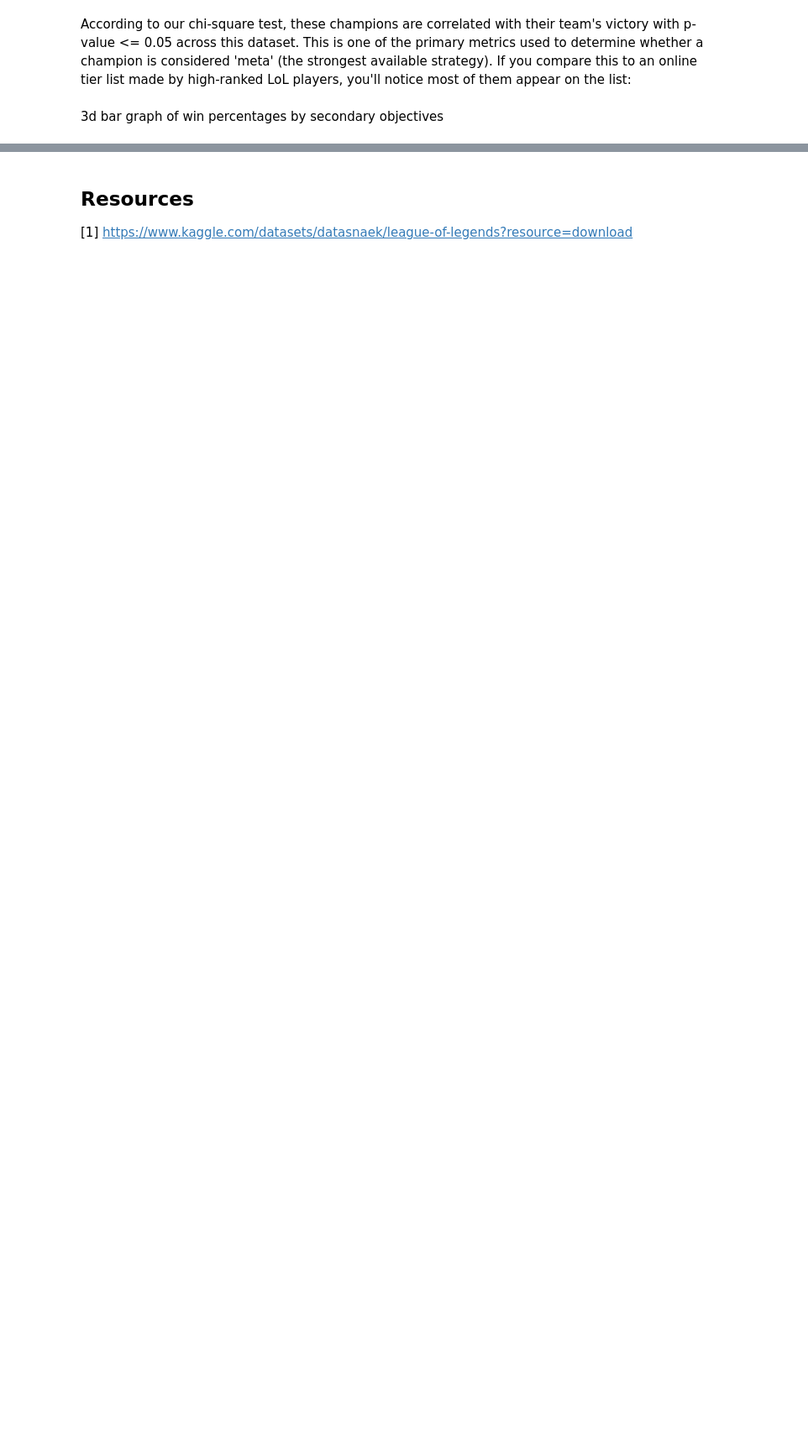
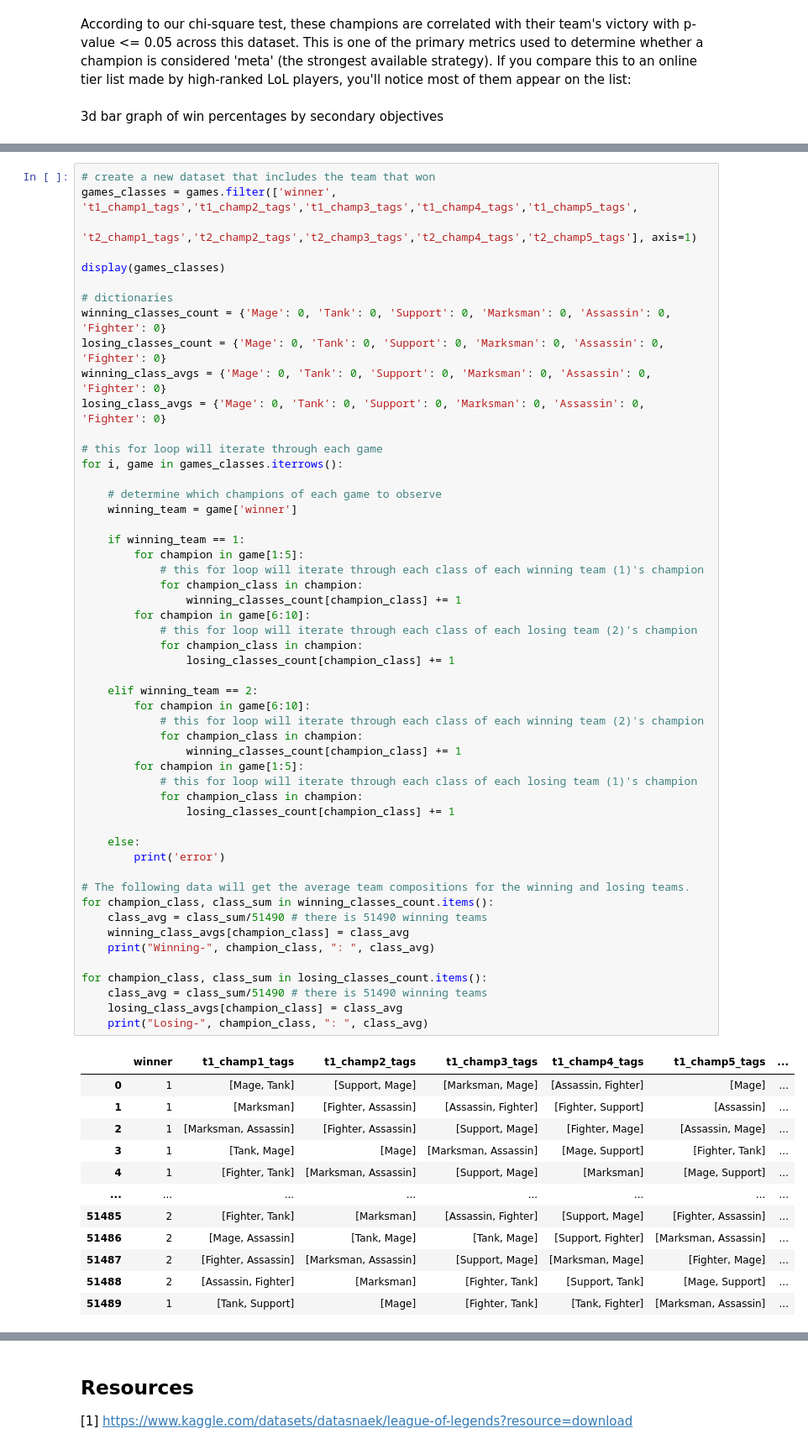
Before and after one commit to aj-sarama/blue-team, a Jupyter notebook: FinalProject.ipynb, the cells around one changed output, grey strips where cells are left out. Shown at 84% size. Cells and saved outputs as stored; diff of their text form; blank space fills up the shorter version.

```diff
--- a/FinalProject.ipynb
+++ b/FinalProject.ipynb
@@ -364,0 +484,65 @@ plt.show()
+# %%
+# create a new dataset that includes the team that won
+games_classes = games.filter(['winner', 't1_champ1_tags','t1_champ2_tags','t1_champ3_tags','t1_champ4_tags','t1_champ5_tags',
+                    't2_champ1_tags','t2_champ2_tags','t2_champ3_tags','t2_champ4_tags','t2_champ5_tags'], axis=1)
+
+display(games_classes)
+
+# dictionaries
+winning_classes_count = {'Mage': 0, 'Tank': 0, 'Support': 0, 'Marksman': 0, 'Assassin': 0, 'Fighter': 0}
+losing_classes_count = {'Mage': 0, 'Tank': 0, 'Support': 0, 'Marksman': 0, 'Assassin': 0, 'Fighter': 0}
+winning_class_avgs = {'Mage': 0, 'Tank': 0, 'Support': 0, 'Marksman': 0, 'Assassin': 0, 'Fighter': 0}
+losing_class_avgs = {'Mage': 0, 'Tank': 0, 'Support': 0, 'Marksman': 0, 'Assassin': 0, 'Fighter': 0}
+
+# this for loop will iterate through each game
+for i, game in games_classes.iterrows():
+
+    # determine which champions of each game to observe
+    winning_team = game['winner']
+
+    if winning_team == 1:
+        for champion in game[1:5]:
+            # this for loop will iterate through each class of each winning team (1)'s champion
+            for champion_class in champion:
+                winning_classes_count[champion_class] += 1
+        for champion in game[6:10]:
+            # this for loop will iterate through each class of each losing team (2)'s champion
+            for champion_class in champion:
+                losing_classes_count[champion_class] += 1
+
+    elif winning_team == 2:
+        for champion in game[6:10]:
+            # this for loop will iterate through each class of each winning team (2)'s champion
+            for champion_class in champion:
+                winning_classes_count[champion_class] += 1
+        for champion in game[1:5]:
+            # this for loop will iterate through each class of each losing team (1)'s champion
+            for champion_class in champion:
+                losing_classes_count[champion_class] += 1
+
+    else:
+        print('error')
+
+# The following data will get the average team compositions for the winning and losing teams.
+for champion_class, class_sum in winning_classes_count.items():
+    class_avg = class_sum/51490 # there is 51490 winning teams
+    winning_class_avgs[champion_class] = class_avg
+    print("Winning-", champion_class, ": ", class_avg)
+
+for champion_class, class_sum in losing_classes_count.items():
+    class_avg = class_sum/51490 # there is 51490 winning teams
+    losing_class_avgs[champion_class] = class_avg
+    print("Losing-", champion_class, ": ", class_avg)
+# %% [output]
+|  | winner | t1_champ1_tags | t1_champ2_tags | t1_champ3_tags | t1_champ4_tags | t1_champ5_tags | ... |
+| 0 | 1 | [Mage, Tank] | [Support, Mage] | [Marksman, Mage] | [Assassin, Fighter] | [Mage] | ... |
+| 1 | 1 | [Marksman] | [Fighter, Assassin] | [Assassin, Fighter] | [Fighter, Support] | [Assassin] | ... |
+| 2 | 1 | [Marksman, Assassin] | [Fighter, Assassin] | [Support, Mage] | [Fighter, Mage] | [Assassin, Mage] | ... |
+| 3 | 1 | [Tank, Mage] | [Mage] | [Marksman, Assassin] | [Mage, Support] | [Fighter, Tank] | ... |
+| 4 | 1 | [Fighter, Tank] | [Marksman, Assassin] | [Support, Mage] | [Marksman] | [Mage, Support] | ... |
+| ... | ... | ... | ... | ... | ... | ... | ... |
+| 51485 | 2 | [Fighter, Tank] | [Marksman] | [Assassin, Fighter] | [Support, Mage] | [Fighter, Assassin] | ... |
+| 51486 | 2 | [Mage, Assassin] | [Tank, Mage] | [Tank, Mage] | [Support, Fighter] | [Marksman, Assassin] | ... |
+| 51487 | 2 | [Fighter, Assassin] | [Marksman, Assassin] | [Support, Mage] | [Marksman, Mage] | [Fighter, Mage] | ... |
+| 51488 | 2 | [Assassin, Fighter] | [Marksman] | [Fighter, Tank] | [Support, Tank] | [Mage, Support] | ... |
+| 51489 | 1 | [Tank, Support] | [Mage] | [Fighter, Tank] | [Tank, Fighter] | [Marksman, Assassin] | ... |
```
Also changed, not shown: parts of 12 cells of this notebook.
